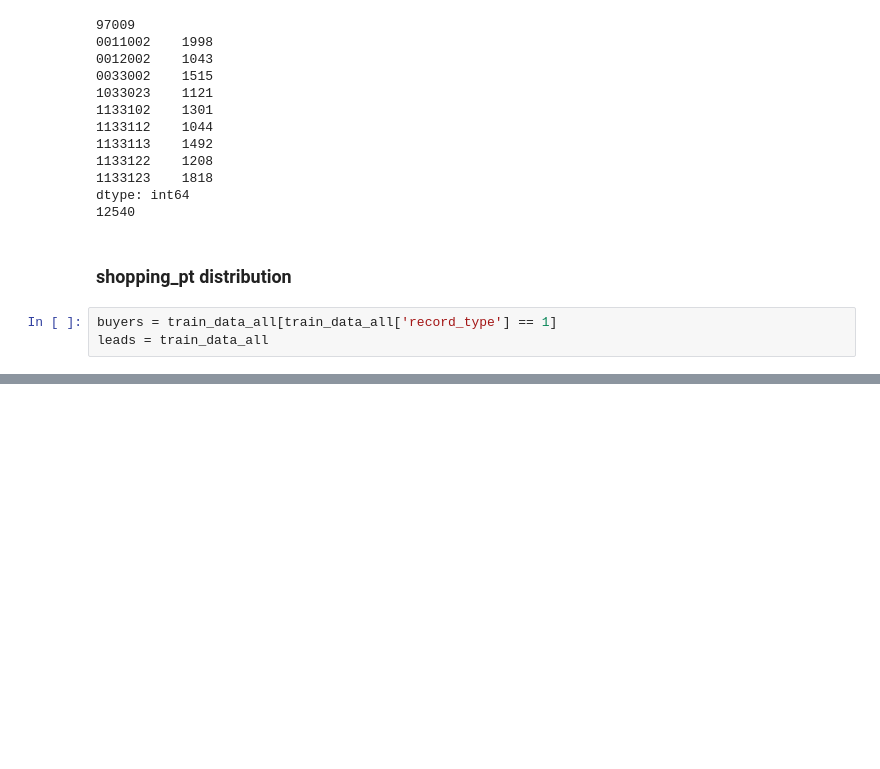
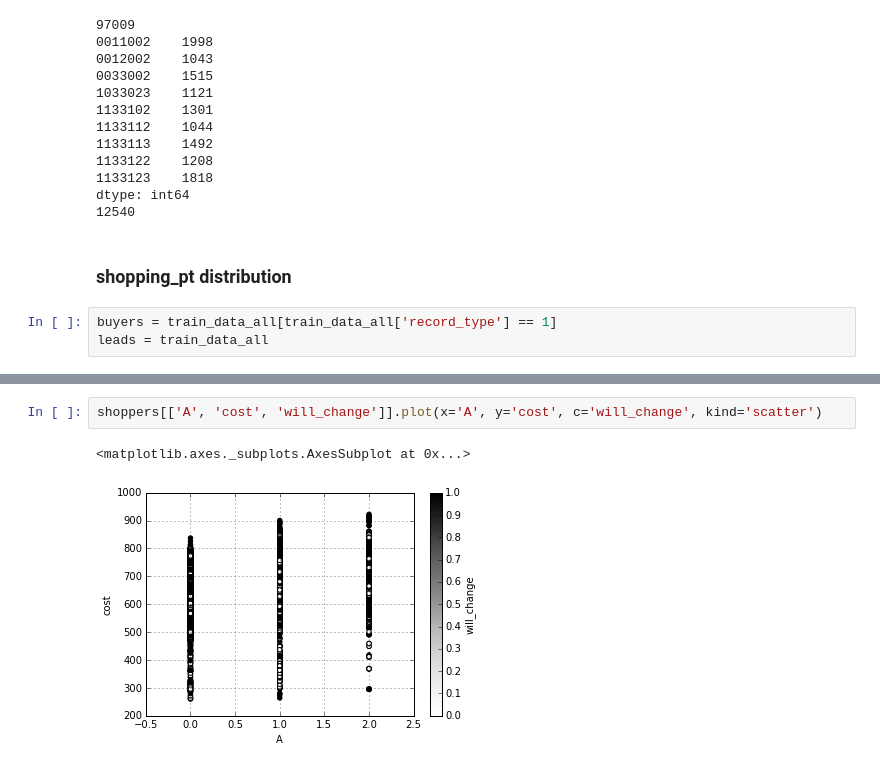
Before and after one commit to simw/kaggle, a Jupyter notebook: allstate-prediction/1-DataExploration.ipynb, the cells around one changed output, grey strips where cells are left out. Drawn from its saved outputs; the diff is of its cells as text; blank space fills up the shorter version.

```diff
--- a/allstate-prediction/1-DataExploration.ipynb
+++ b/allstate-prediction/1-DataExploration.ipynb
@@ -182,0 +227,5 @@ leads[['customer_ID', 'shopping_pt']].groupby('customer_ID').max()
+# %%
+shoppers[['A', 'cost', 'will_change']].plot(x='A', y='cost', c='will_change', kind='scatter')
+# %% [output]
+<matplotlib.axes._subplots.AxesSubplot at 0x...>
+[figure, added]
```
Also changed, not shown: parts of 19 cells of this notebook, 5 other files.
